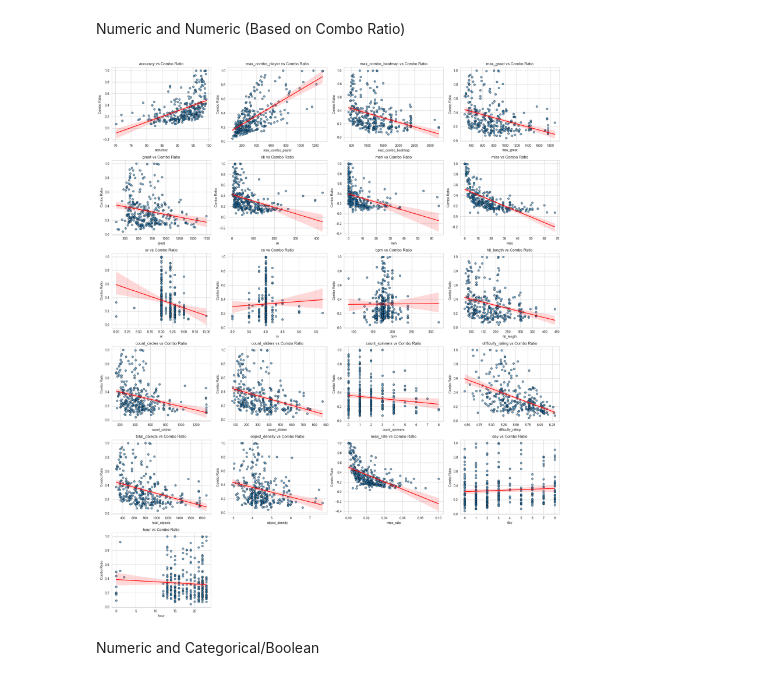
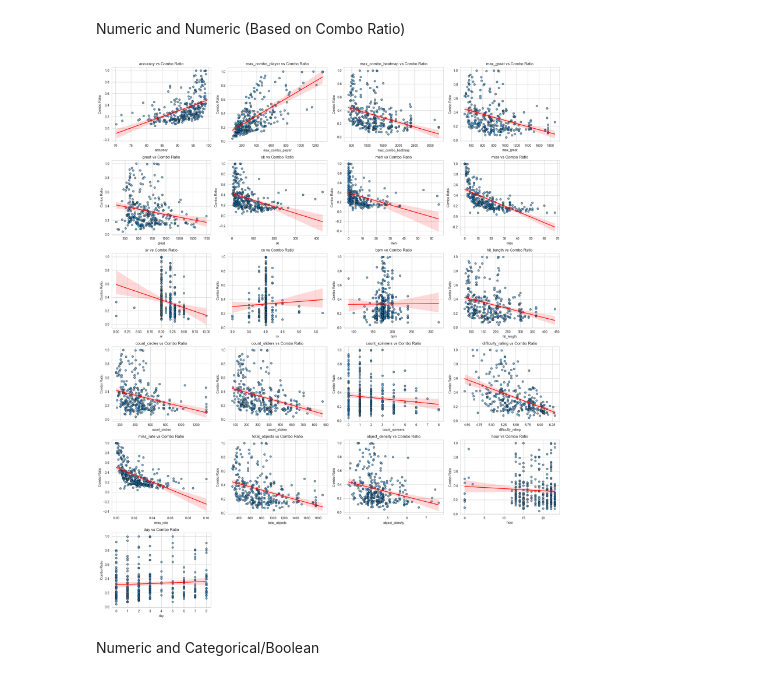
Before and after one commit to Nabizen/CCDATSCL_PROJECT_COM221, a Jupyter notebook: DataScienceProject.ipynb, the cells around one changed output. Saved outputs shown, nothing was run; the diff lists cells and outputs as text; code cells hidden in the pictures.

```diff
--- a/DataScienceProject.ipynb
+++ b/DataScienceProject.ipynb
@@ -188,7 +188,12 @@ memory usage: 56.3 KB
 # %% [markdown]
 Numeric
 # %%
-numeric_columns = df.select_dtypes(include=['int32', 'int64', 'float64']).columns.tolist()
+numeric_columns = [
+    'accuracy', 'max_combo_player', 'max_combo_beatmap', 'max_great',
+    'great', 'ok', 'meh', 'miss', 'ar', 'cs', 'bpm', 'hit_length',
+    'count_circles', 'count_sliders', 'count_spinners', 'difficulty_rating',
+    'combo_ratio', 'miss_rate', 'total_objects', 'object_density', 'hour', 'day'
+]
 
 summary_stats = df[numeric_columns].describe().T
 print("Numeric Feature Summary")
@@ -242,7 +247,7 @@ plt.show()
 # %% [markdown]
 Categorical and Boolean
 # %%
-cat_bool_cols = df.select_dtypes(include=['object', 'bool']).columns.tolist()
+cat_bool_cols = ['is_perfect_combo', 'passed', 'played_before', 'genre', 'beatmap_type']
 
 n_cols = 3
 n_rows = (len(cat_bool_cols) + n_cols - 1) // n_cols
@@ -288,0 +292,23 @@ Name: count, dtype: int64
+# %%
+time_columns = ['hour', 'day']
+
+cols_per_row = 1
+rows = (len(time_columns) + cols_per_row - 1) // cols_per_row
+
+fig, axes = plt.subplots(rows, cols_per_row, figsize=(16, rows * 4))
+axes = axes.flatten()
+
+for idx, col in enumerate(time_columns):
+    grouped = df.groupby(col)['combo_ratio'].mean().reset_index()
+
+    sns.lineplot(x=col, y='combo_ratio', data=grouped, ax=axes[idx], marker='o')
+
+    axes[idx].set_title(f'Average Combo Ratio by {col}')
+    axes[idx].set_xlabel(col)
+    axes[idx].set_ylabel('Average Combo Ratio')
+
+for j in range(idx + 1, len(axes)):
+    fig.delaxes(axes[j])
+
+plt.tight_layout()
+plt.show()
@@ -291,29 +319,34 @@ Name: count, dtype: int64
 # %% [markdown]
 Numeric and Numeric (Based on Combo Ratio)
 # %%
-numeric_columns.remove('combo_ratio')
+numeric_columns = [
+    'accuracy', 'max_combo_player', 'max_combo_beatmap', 'max_great',
+    'great', 'ok', 'meh', 'miss', 'ar', 'cs', 'bpm', 'hit_length',
+    'count_circles', 'count_sliders', 'count_spinners', 'difficulty_rating',
+    'miss_rate', 'total_objects', 'object_density', 'hour', 'day'
+]
 
 cols_per_row = 4
 rows = (len(numeric_columns) + cols_per_row - 1) // cols_per_row
 fig, axes = plt.subplots(rows, cols_per_row, figsize=(20, rows * 4))
 axes = axes.flatten()
 
 for idx, col in enumerate(numeric_columns):
     sns.regplot(x=col, y='combo_ratio', data=df, ax=axes[idx],
                 scatter_kws={'alpha':0.6, 'edgecolor':'black'},
                 line_kws={'color':'red', 'linewidth':2})
 
     axes[idx].set_title(f'{col} vs Combo Ratio')
     axes[idx].set_xlabel(col)
     axes[idx].set_ylabel('Combo Ratio')
 
 for j in range(idx + 1, len(axes)):
     fig.delaxes(axes[j])
 
 plt.tight_layout()
 plt.show()
 # %% [output]
-[figure, old version]
+[figure, new version]
 # %% [markdown]
 Numeric and Categorical/Boolean
 # %%
```
Also changed, not shown: parts of 20 cells of this notebook, 2 other files.
